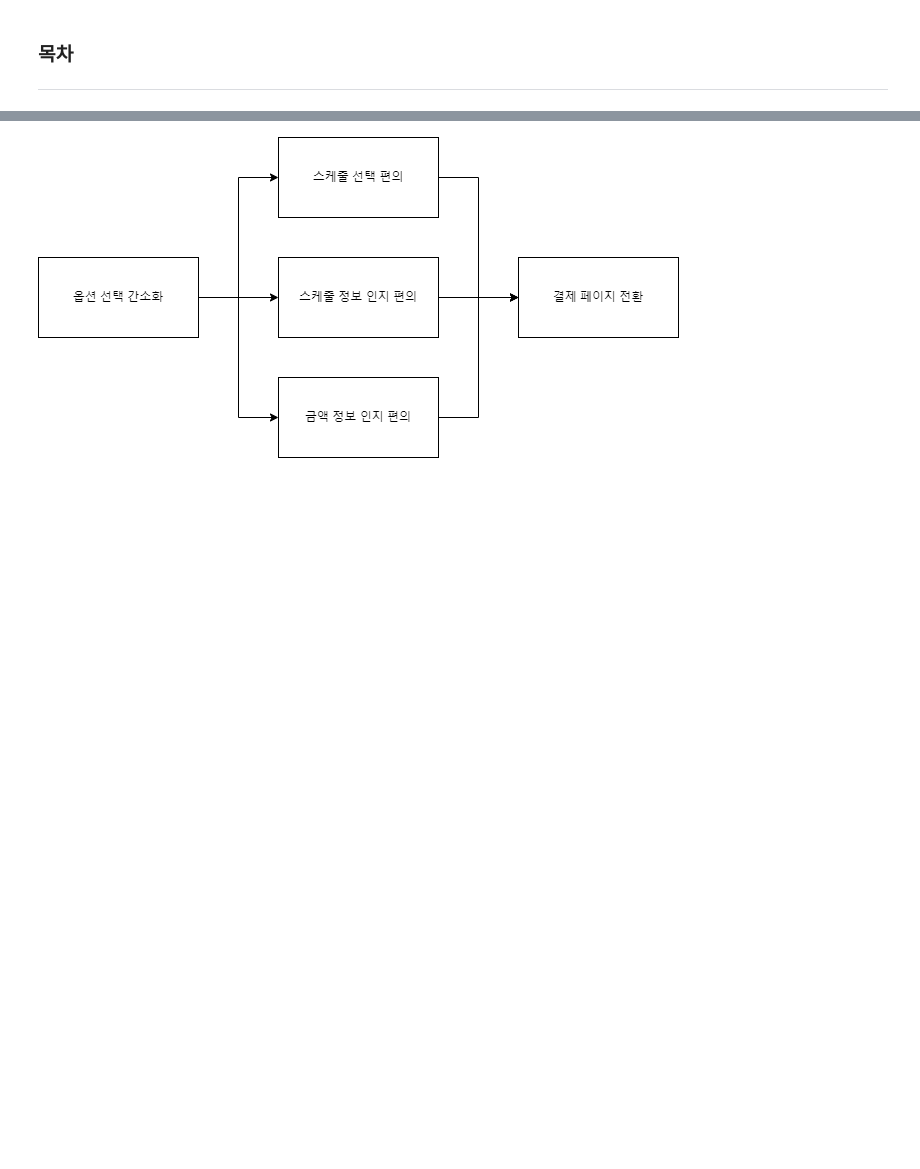
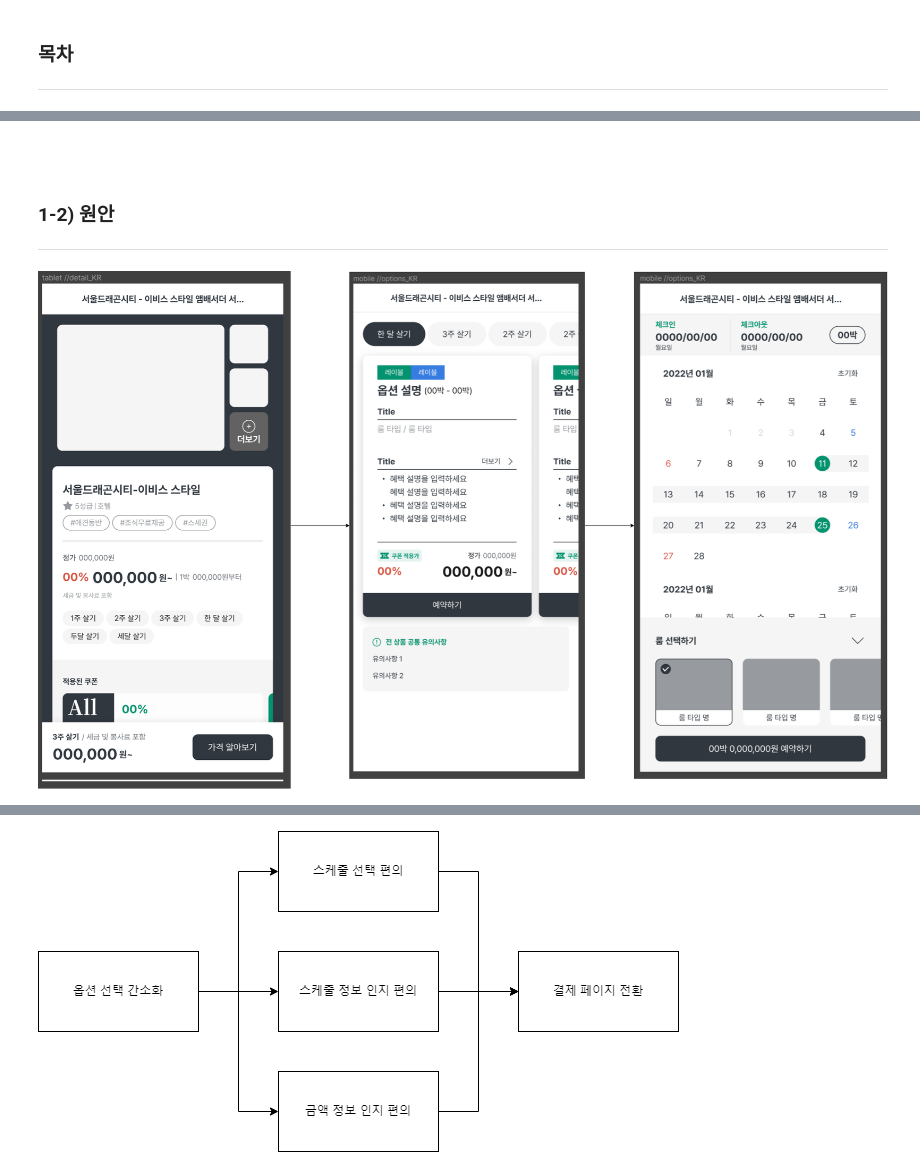
Before and after one commit to LEEMBEEN/portfolio, a Jupyter notebook: Simplying_Option_Test_Result/Simplying_Option_Test_Result.ipynb, the cells around one changed output, grey strips where cells are left out. Cells and saved outputs as stored; diff of their text form; code cells hidden in the pictures; blank space fills up the shorter version.

```diff
--- a/Simplying_Option_Test_Result/Simplying_Option_Test_Result.ipynb
+++ b/Simplying_Option_Test_Result/Simplying_Option_Test_Result.ipynb
@@ -32,0 +69,10 @@
+# %% [markdown]
+<br>
+# %% [markdown]
+### 1-2) 원안
+---
+# %%
+from IPython.display import Image
+Image(filename='./image/control.png')
+# %% [output]
+[figure, added]
```
Also changed, not shown: parts of 57 cells of this notebook, 2 other files.
